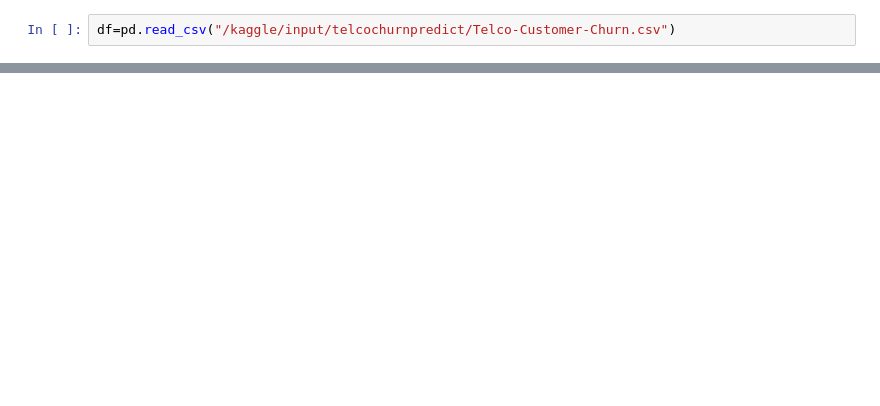
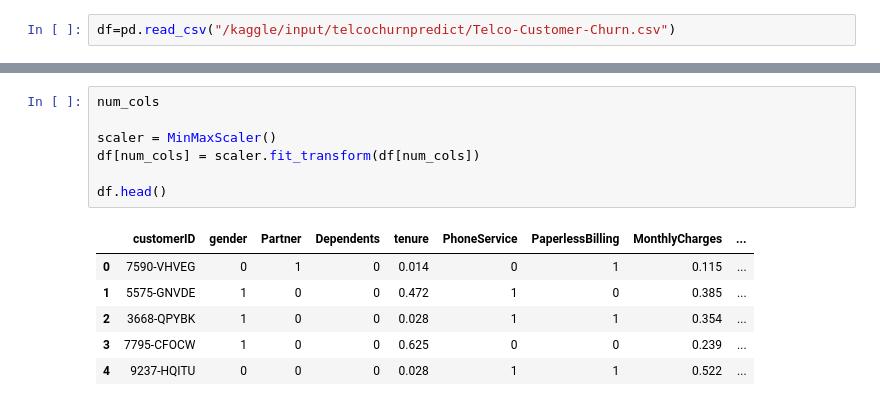
Before and after one commit to osmaanural/TelcoChurnAnaliz, a Jupyter notebook: churnpredict.ipynb, the cells around one changed output, grey strips where cells are left out. Drawn from its saved outputs; the diff is of its cells as text; blank space fills up the shorter version.

```diff
--- a/churnpredict.ipynb
+++ b/churnpredict.ipynb
@@ -708,0 +696,14 @@ plt.show()
+# %%
+num_cols
+
+scaler = MinMaxScaler()
+df[num_cols] = scaler.fit_transform(df[num_cols])
+
+df.head()
+# %% [output]
+|  | customerID | gender | Partner | Dependents | tenure | PhoneService | PaperlessBilling | MonthlyCharges | ... |
+| 0 | 7590-VHVEG | 0 | 1 | 0 | 0.014 | 0 | 1 | 0.115 | ... |
+| 1 | 5575-GNVDE | 1 | 0 | 0 | 0.472 | 1 | 0 | 0.385 | ... |
+| 2 | 3668-QPYBK | 1 | 0 | 0 | 0.028 | 1 | 1 | 0.354 | ... |
+| 3 | 7795-CFOCW | 1 | 0 | 0 | 0.625 | 0 | 0 | 0.239 | ... |
+| 4 | 9237-HQITU | 0 | 0 | 0 | 0.028 | 1 | 1 | 0.522 | ... |
```
Also changed, not shown: parts of 72 cells of this notebook.
